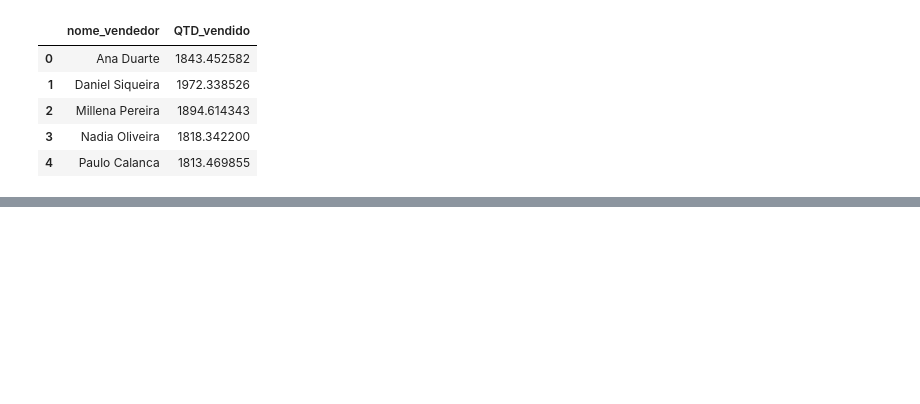
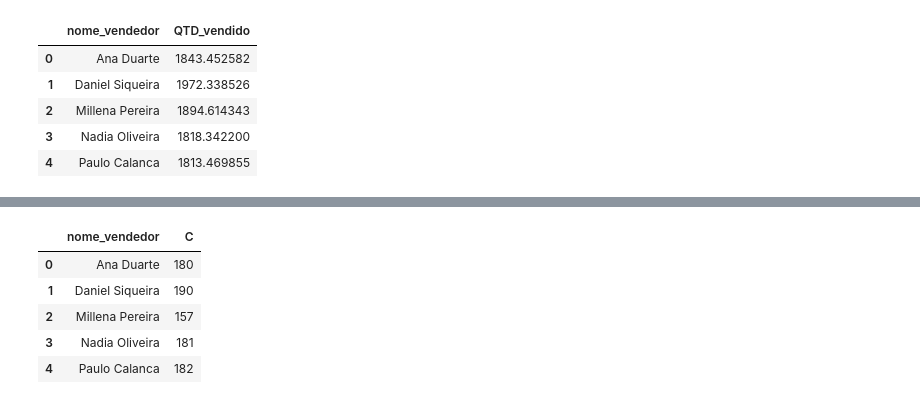
Before and after one commit to DouglasLeite77/python, a Jupyter notebook: curso 06 panda/app.ipynb, the cells around one changed output, grey strips where cells are left out. Drawn from its saved outputs; the diff is of its cells as text; code cells hidden in the pictures; blank space fills up the shorter version.

```diff
--- a/curso 06 panda/app.ipynb
+++ b/curso 06 panda/app.ipynb
@@ -156,0 +198,17 @@ sql_query(query)
+# %%
+query = '''
+SELECT VENDEDORES.NOME_VENDEDOR, COUNT() AS C
+FROM PEDIDOS
+JOIN ITENS_PEDIDOS ON ITENS_PEDIDOS.PEDIDO_ID = PEDIDOS.PEDIDO_ID
+JOIN VENDEDORES ON PEDIDOS.VENDEDOR_ID = VENDEDORES.VENDEDOR_ID
+WHERE ITENS_PEDIDOS.ESTADO = 'BR-SP'
+GROUP BY VENDEDORES.NOME_VENDEDOR
+'''
+sql_query(query)
+# %% [output]
+|  | nome_vendedor | C |
+| 0 | Ana Duarte | 180 |
+| 1 | Daniel Siqueira | 190 |
+| 2 | Millena Pereira | 157 |
+| 3 | Nadia Oliveira | 181 |
+| 4 | Paulo Calanca | 182 |
```
Also changed, not shown: parts of 11 cells of this notebook.
